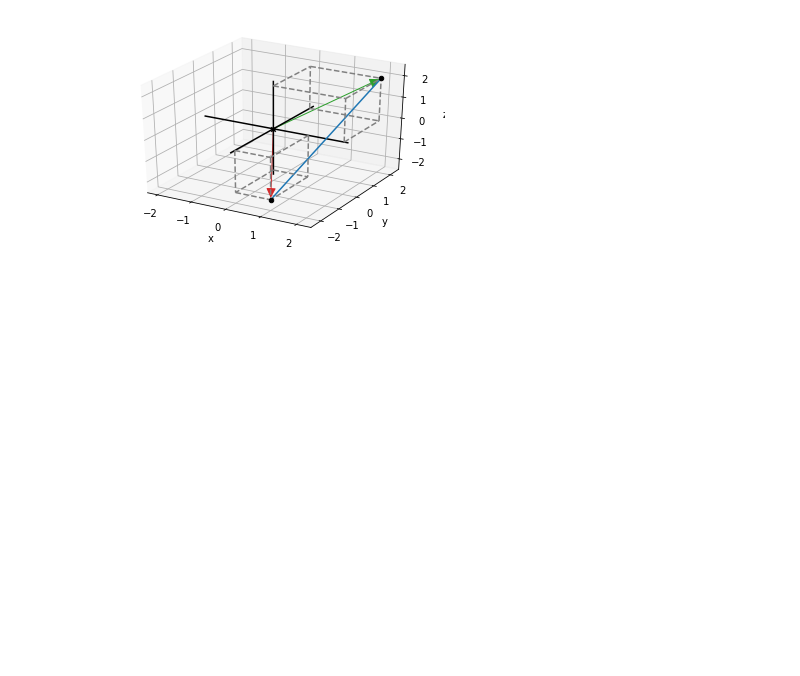
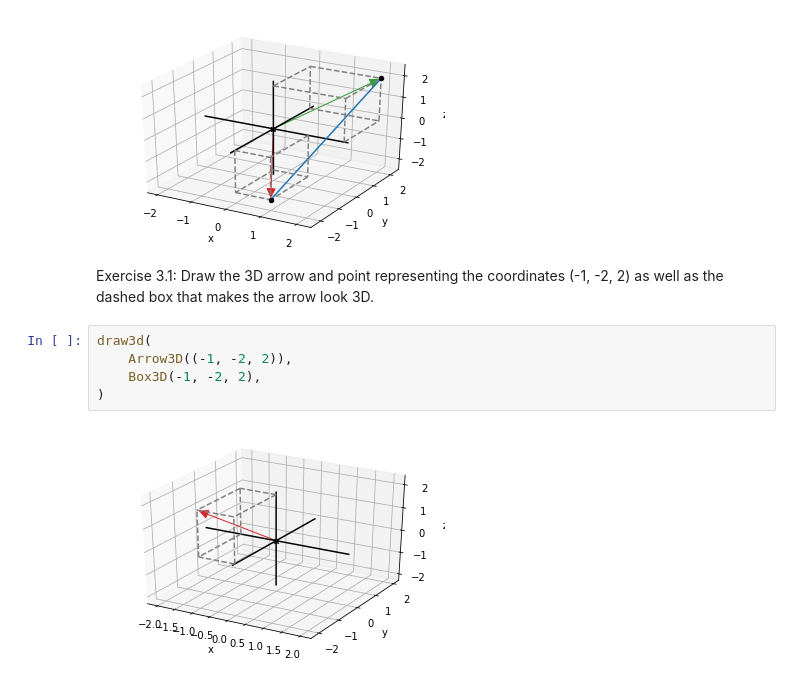
Before and after one commit to aliakhtar/maths4programmers-python, a Jupyter notebook: ch3/01_3.1.ipynb, the cells around one changed output. Drawn from its saved outputs; the diff is of its cells as text; blank space fills up the shorter version.

Commit message:
did 3.1 exercise

```diff
--- a/ch3/01_3.1.ipynb
+++ b/ch3/01_3.1.ipynb
@@ -41,3 +44,13 @@ draw3d(
 )
 # %% [output]
 [figure]
+# %% [markdown]
+Exercise 3.1: Draw the 3D arrow and point representing the coordinates (-1, -2, 2) as well as the dashed box that makes
+the arrow look 3D.
+# %%
+draw3d(
+    Arrow3D((-1, -2, 2)),
+    Box3D(-1, -2, 2),
+)
+# %% [output]
+[figure, added]
```
Also changed, not shown: parts of 1 cell of this notebook.
